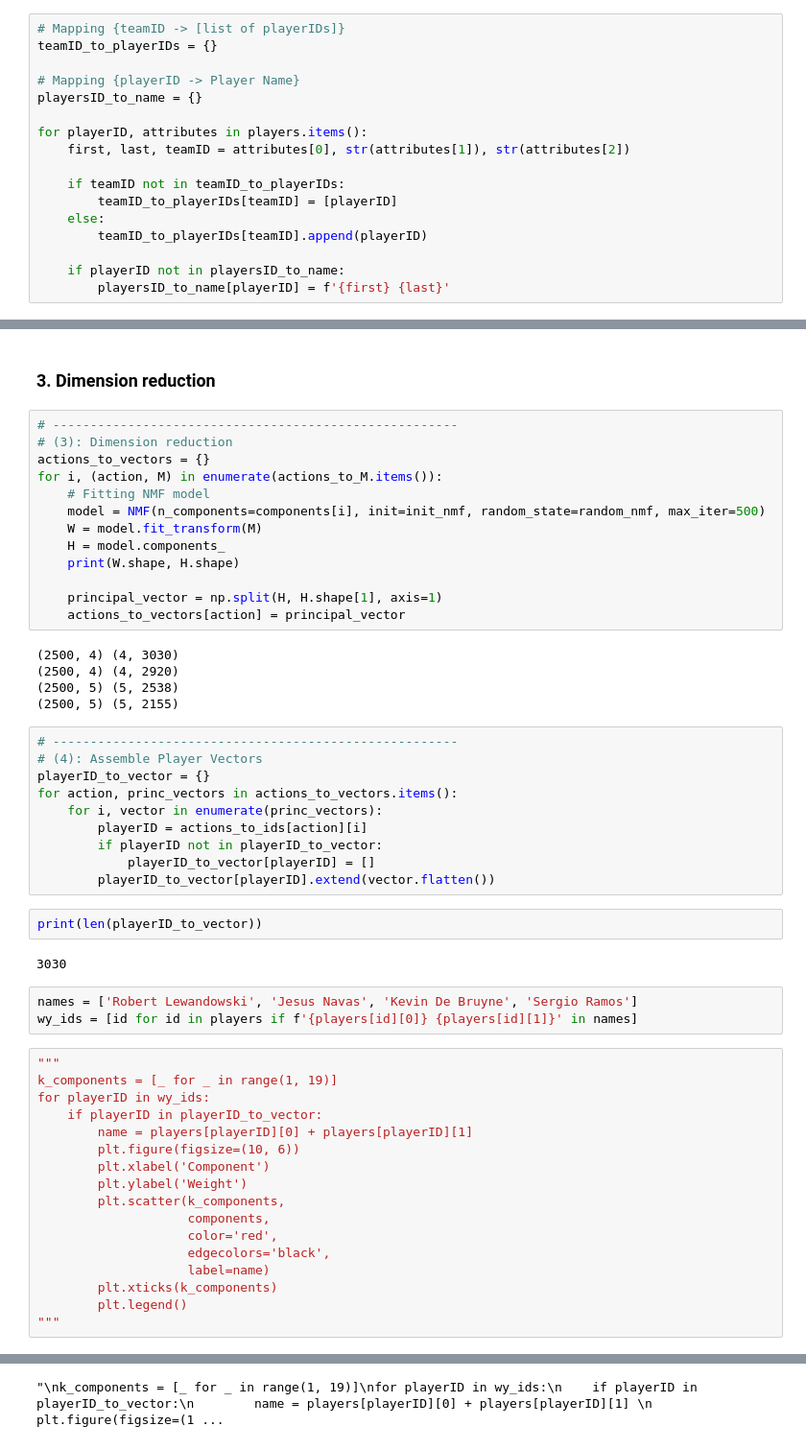
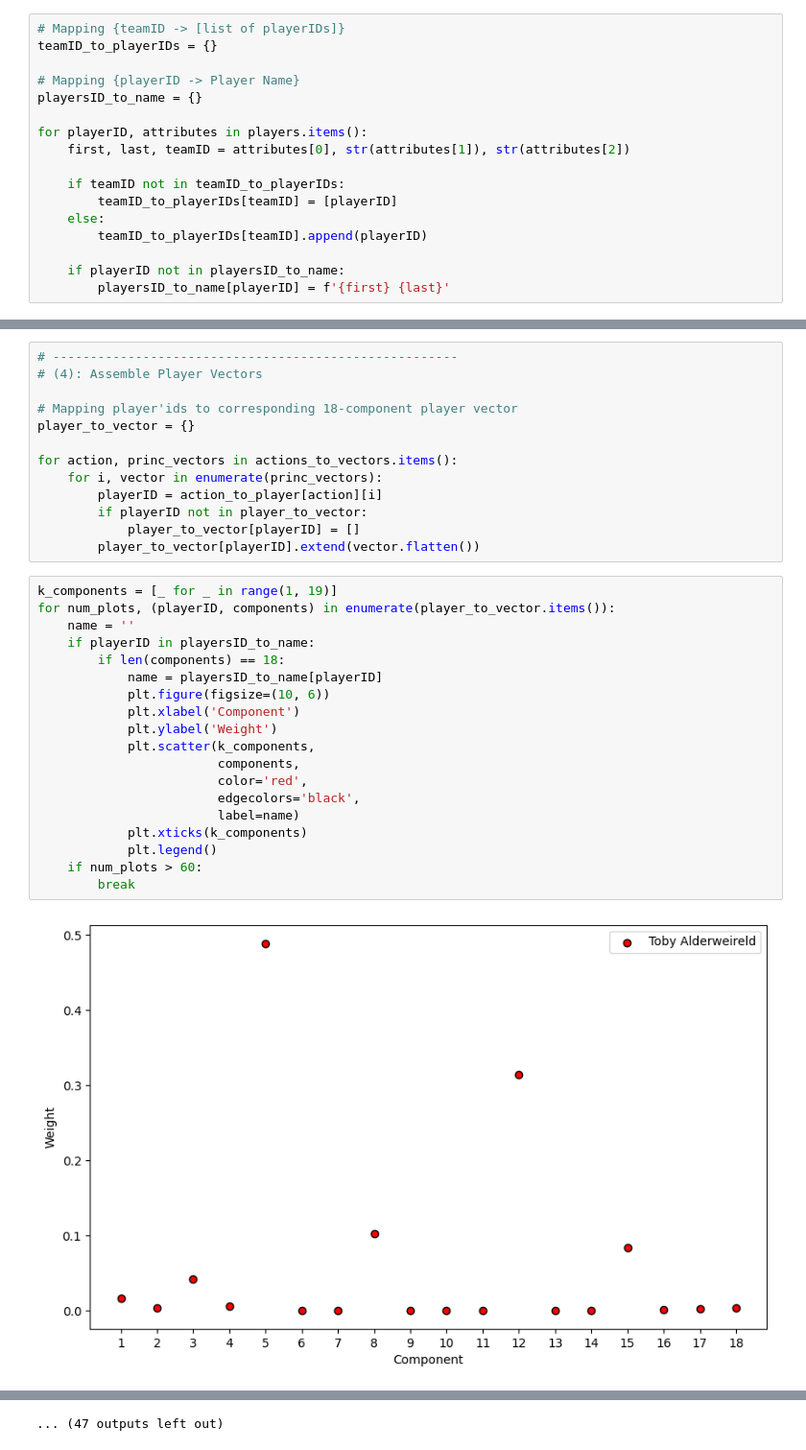
Before and after one commit to raphaelsenn/playervectors, a Jupyter notebook: demo_18_components.ipynb, the cells around one changed output, grey strips where cells are left out. Shown at 96% size. Cells and saved outputs as stored; diff of their text form.

Commit message:
refactoring playervector.py

```diff
--- a/demo_18_components.ipynb
+++ b/demo_18_components.ipynb
@@ -195,55 +264,34 @@ for action in actions_to_M:
-# %% [markdown]
-### 3. Dimension reduction
-# %%
-# ------------------------------------------------------
-# (3): Dimension reduction
-actions_to_vectors = {}
-for i, (action, M) in enumerate(actions_to_M.items()):
-    # Fitting NMF model
-    model = NMF(n_components=components[i], init=init_nmf, random_state=random_nmf, max_iter=500)
-    W = model.fit_transform(M)
-    H = model.components_
-    print(W.shape, H.shape)
-
-    principal_vector = np.split(H, H.shape[1], axis=1)
-    actions_to_vectors[action] = principal_vector
-# %% [output]
-(2500, 4) (4, 3030)
-(2500, 4) (4, 2920)
-(2500, 5) (5, 2538)
-(2500, 5) (5, 2155)
 # %%
 # ------------------------------------------------------
 # (4): Assemble Player Vectors
-playerID_to_vector = {}
+
+# Mapping player'ids to corresponding 18-component player vector
+player_to_vector = {}
+
 for action, princ_vectors in actions_to_vectors.items():
     for i, vector in enumerate(princ_vectors):
-        playerID = actions_to_ids[action][i]
-        if playerID not in playerID_to_vector:
-            playerID_to_vector[playerID] = []
-        playerID_to_vector[playerID].extend(vector.flatten())
+        playerID = action_to_player[action][i]
+        if playerID not in player_to_vector:
+            player_to_vector[playerID] = []
+        player_to_vector[playerID].extend(vector.flatten())
-# %%
-print(len(playerID_to_vector))
-# %% [output]
-3030
-# %%
-names = ['Robert Lewandowski', 'Jesus Navas', 'Kevin De Bruyne', 'Sergio Ramos']
-wy_ids = [id for id in players if f'{players[id][0]} {players[id][1]}' in names]
 # %%
-"""
 k_components = [_ for _ in range(1, 19)]
-for playerID in wy_ids:
-    if playerID in playerID_to_vector:
-        name = players[playerID][0] + players[playerID][1]
-        plt.figure(figsize=(10, 6))
-        plt.xlabel('Component')
-        plt.ylabel('Weight')
-        plt.scatter(k_components,
-                    components,
-                    color='red',
-                    edgecolors='black',
-                    label=name)
-        plt.xticks(k_components)
-        plt.legend()
-"""
+for num_plots, (playerID, components) in enumerate(player_to_vector.items()):
+    name = ''
+    if playerID in playersID_to_name:
+        if len(components) == 18:
+            name = playersID_to_name[playerID]
+            plt.figure(figsize=(10, 6))
+            plt.xlabel('Component')
+            plt.ylabel('Weight')
+            plt.scatter(k_components,
+                        components,
+                        color='red',
+                        edgecolors='black',
+                        label=name)
+            plt.xticks(k_components)
+            plt.legend()
+    if num_plots > 60:
+        break
 # %% [output]
+[figure, added]
@@ -250 +309 @@ for playerID in wy_ids:
-"\nk_components = [_ for _ in range(1, 19)]\nfor playerID in wy_ids:\n    if playerID in playerID_to_vector:\n        name = players[playerID][0] + players[playerID][1] \n        plt.figure(figsize=(1 ...
+... (47 outputs left out)
```
Also changed, not shown: parts of 13 cells of this notebook, 5 other files.
